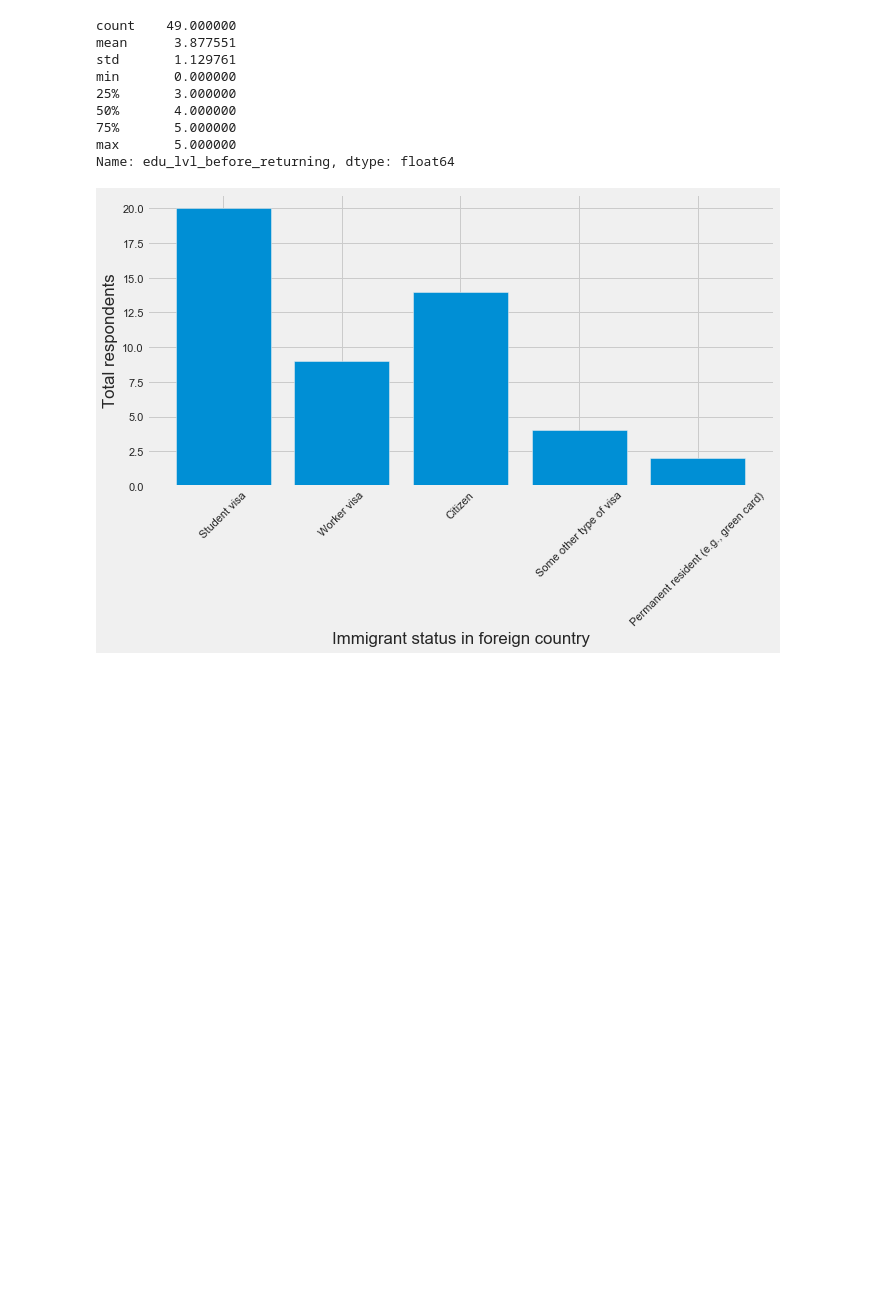
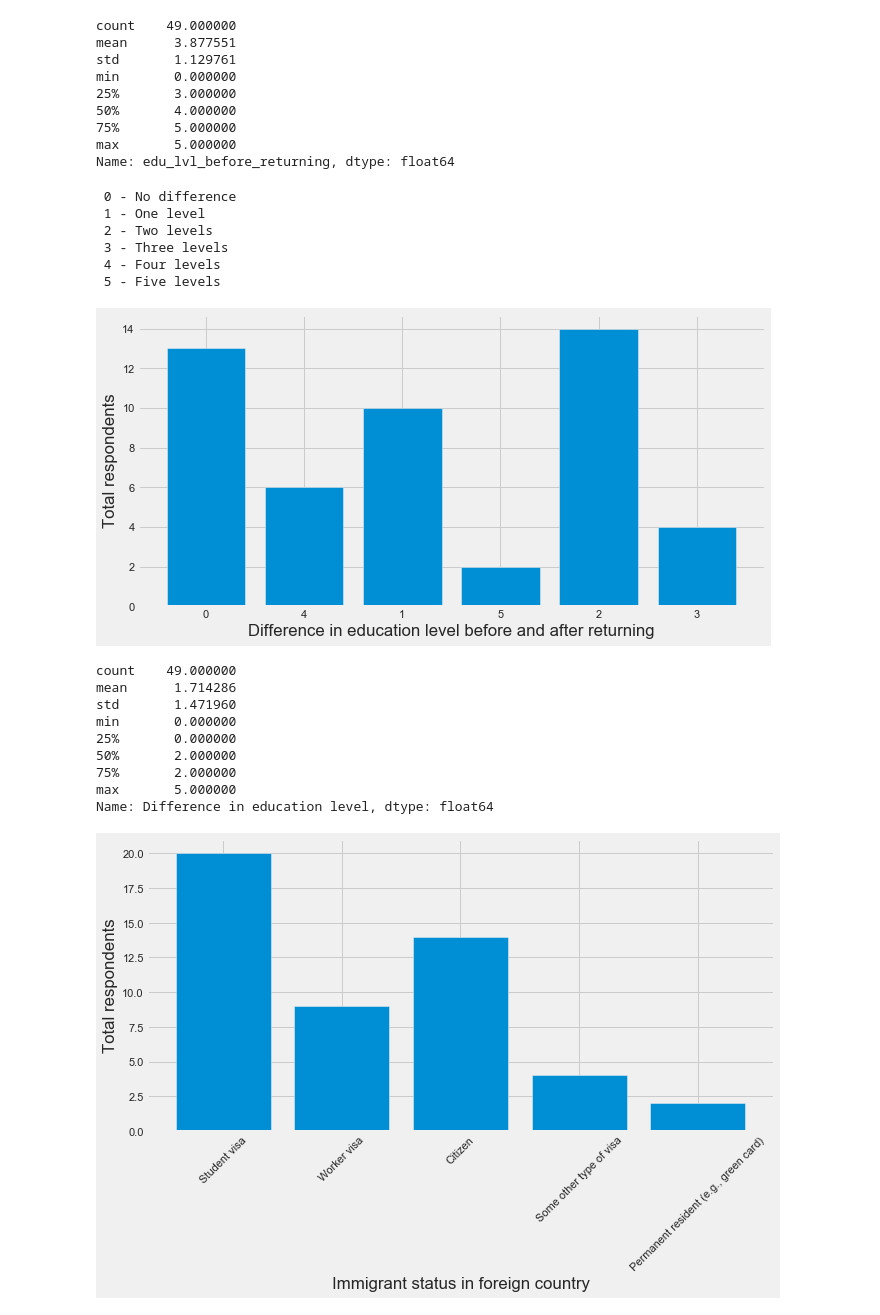
Before and after one commit to merykud/Diaspora_of_BiH, a Jupyter notebook: Dijaspora.ipynb, the cells around one changed output. Drawn from its saved outputs; the diff is of its cells as text; code cells hidden in the pictures; blank space fills up the shorter version.

```diff
--- a/Dijaspora.ipynb
+++ b/Dijaspora.ipynb
@@ -243,6 +247,37 @@ min       0.000000
 75%       5.000000
 max       5.000000
 Name: edu_lvl_before_returning, dtype: float64
+# %%
+#difference in level of education before and after
+df1 = pd.DataFrame(df,columns= ['edu_lvl_before_leaving','edu_lvl_before_returning'])
+df['Difference in education level'] = df1['edu_lvl_before_returning'] - df1['edu_lvl_before_leaving']
+
+plt.xlabel('Difference in education level before and after returning')
+plt.ylabel('Total respondents')
+print(" 0 - No difference\n 1 - One level\n 2 - Two levels\n 3 - Three levels\n 4 - Four levels\n 5 - Five levels\n")
+freqs = Counter(df['Difference in education level'])
+xvals = range(len(freqs.values()))
+plt.bar(xvals, freqs.values())
+plt.xticks(xvals, freqs.keys())
+plt.show()
+df["Difference in education level"].describe()
+# %% [output]
+ 0 - No difference
+ 1 - One level
+ 2 - Two levels
+ 3 - Three levels
+ 4 - Four levels
+ 5 - Five levels
+[figure, added]
+count    49.000000
+mean      1.714286
+std       1.471960
+min       0.000000
+25%       0.000000
+50%       2.000000
+75%       2.000000
+max       5.000000
+Name: Difference in education level, dtype: float64
 # %%
 plt.xlabel('Immigrant status in foreign country')
 plt.ylabel('Total respondents')
```
Also changed, not shown: parts of 15 cells of this notebook.
